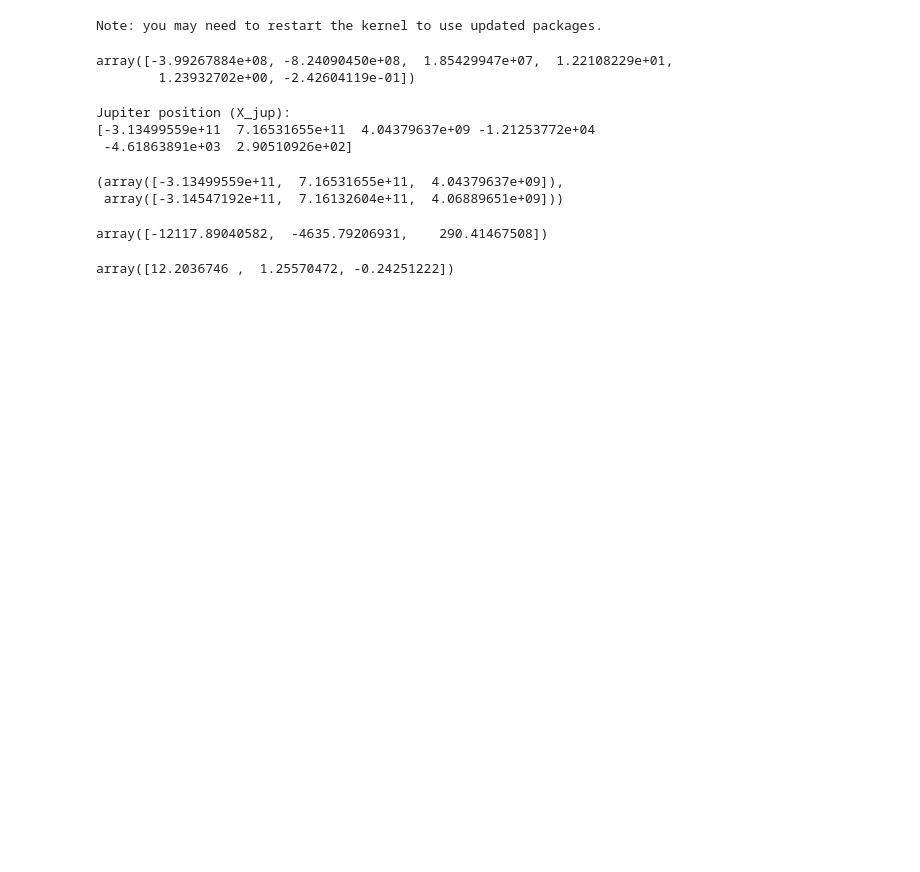
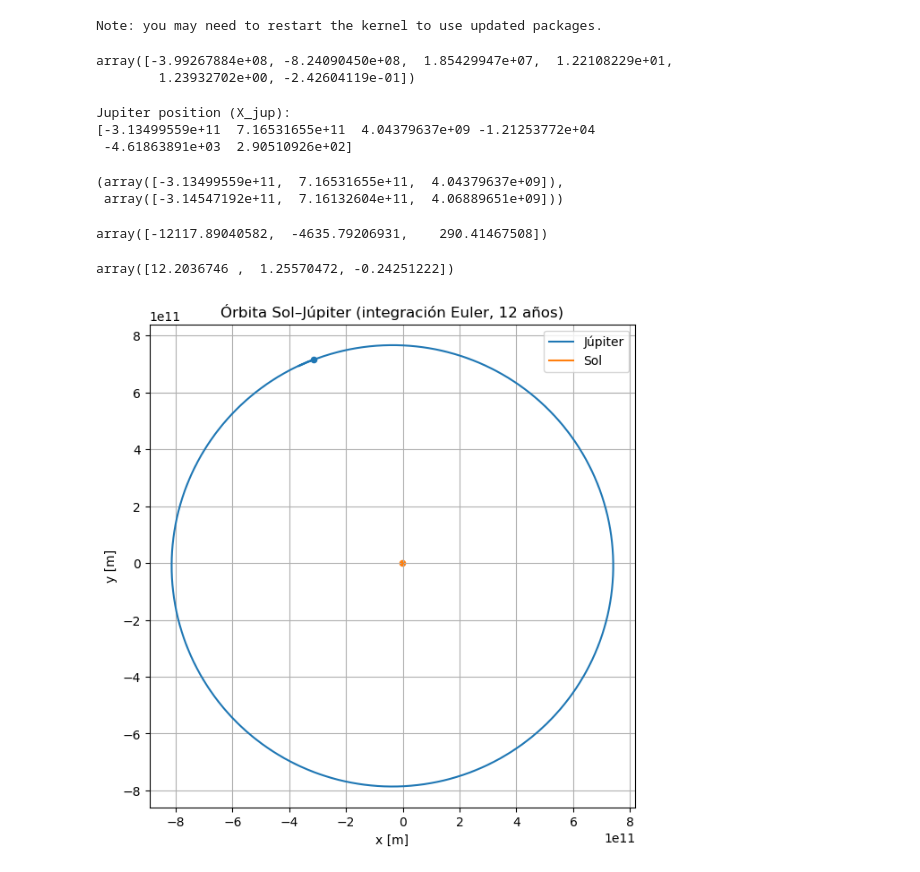
Before and after one commit to mariaguilarb/Mecanicacel-, a Jupyter notebook: ncuerpos-numerico - MariaAguilar.ipynb, the cells around one changed output. Saved outputs shown, nothing was run; the diff lists cells and outputs as text; code cells hidden in the pictures; blank space fills up the shorter version.

```diff
--- a/ncuerpos-numerico - MariaAguilar.ipynb
+++ b/ncuerpos-numerico - MariaAguilar.ipynb
@@ -140,0 +86,63 @@ plt.show()
+# %%
+import matplotlib.pyplot as plt
+
+# Tiempo total: 12 años en segundos (aprox.)
+years = 12
+seconds_per_year = 365.25 * 86400
+T_total = years * seconds_per_year
+
+# Paso de integración: ya tenemos deltat = 1 día en segundos
+N_steps = int(T_total // deltat)
+
+# Inicializamos posiciones y velocidades con los valores actuales
+r_jup = r_jup_0.copy()
+v_jup = v_jup_0.copy()
+
+r_sol = r_sol_0.copy()
+v_sol = v_sol_0.copy()
+
+# Listas para guardar la trayectoria
+r_jup_hist = []
+r_sol_hist = []
+
+for _ in range(N_steps):
+    # Guardamos posiciones actuales
+    r_jup_hist.append(r_jup.copy())
+    r_sol_hist.append(r_sol.copy())
+
+    # Vector de separación Júpiter - Sol
+    rij = r_jup - r_sol
+    r = np.linalg.norm(rij)
+
+    # Aceleraciones mutuas (dos cuerpos)
+    a_jup = -mu_sol * rij / r**3
+    a_sol =  mu_jup * rij / r**3  # misma dirección, signo contrario y masa diferente
+
+    # Integración tipo Euler (mismo esquema que usaste antes)
+    v_jup = v_jup + a_jup * deltat
+    r_jup = r_jup + v_jup * deltat
+
+    v_sol = v_sol + a_sol * deltat
+    r_sol = r_sol + v_sol * deltat
+
+r_jup_hist = np.array(r_jup_hist)
+r_sol_hist = np.array(r_sol_hist)
+
+# Gráfica de órbita en el plano XY
+plt.figure(figsize=(7, 7))
+plt.plot(r_jup_hist[:, 0], r_jup_hist[:, 1], label="Júpiter", color="tab:blue")
+plt.plot(r_sol_hist[:, 0], r_sol_hist[:, 1], label="Sol", color="tab:orange")
+
+# Marcamos posiciones iniciales
+plt.scatter(r_jup_0[0], r_jup_0[1], color="tab:blue", s=20, marker="o")
+plt.scatter(r_sol_0[0], r_sol_0[1], color="tab:orange", s=20, marker="o")
+
+plt.xlabel("x [m]")
+plt.ylabel("y [m]")
+plt.title("Órbita Sol–Júpiter (integración Euler, 12 años)")
+plt.legend()
+plt.axis("equal")
+plt.grid(True)
+plt.show()
+# %% [output]
+[figure, added]
```
Also changed, not shown: parts of 3 cells of this notebook, 2 other files.
